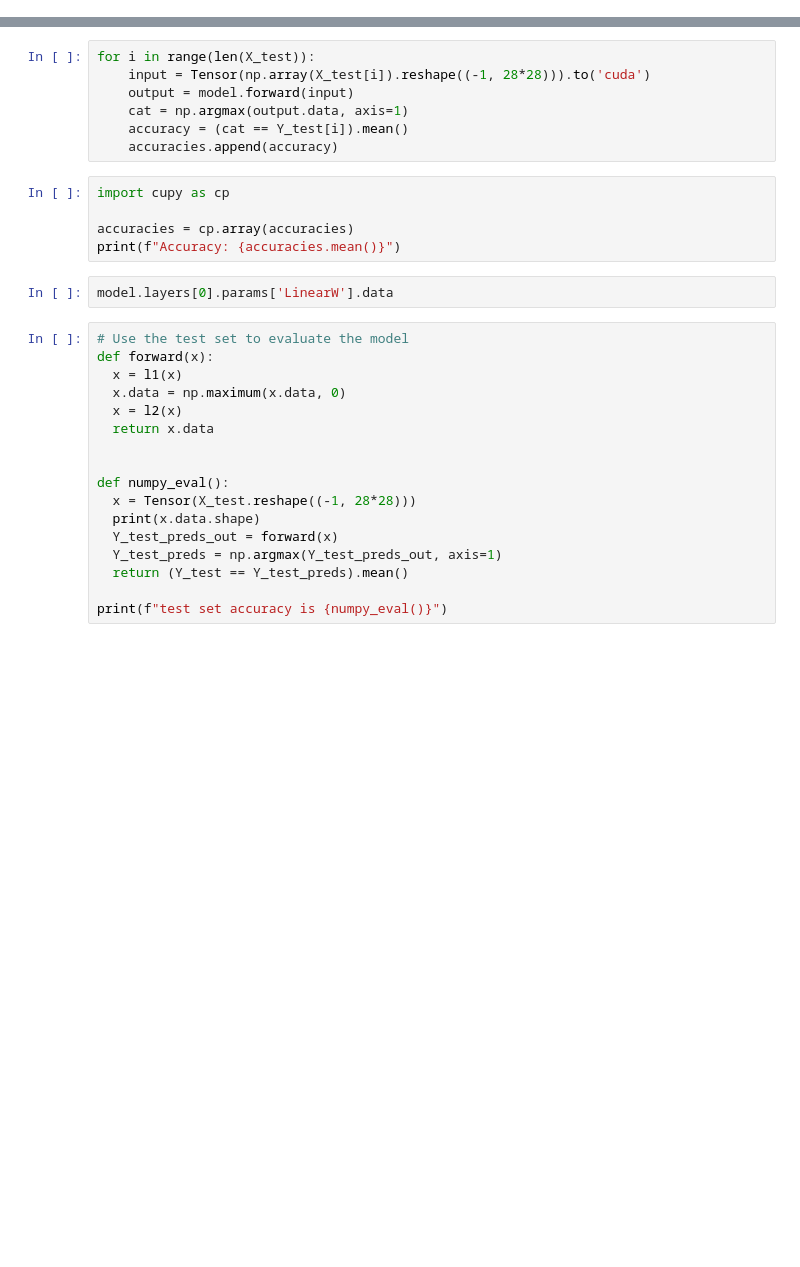
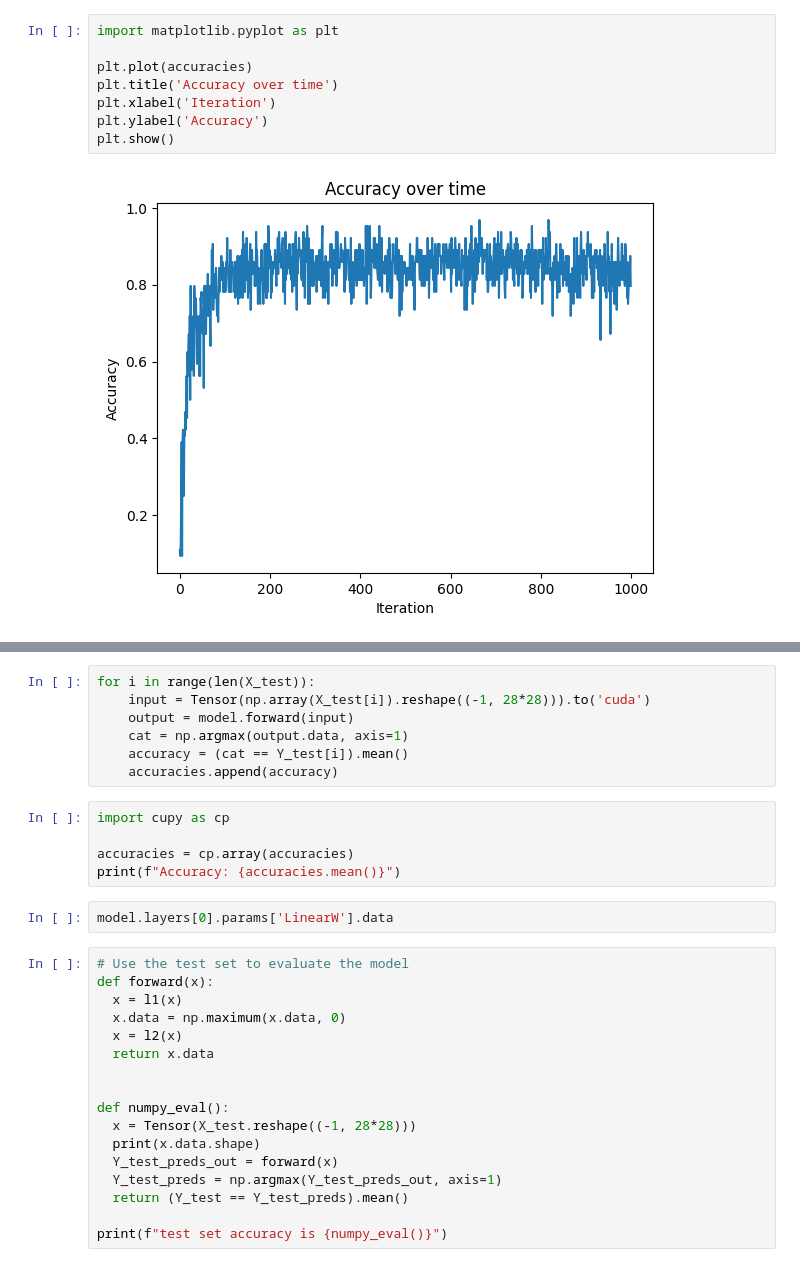
Before and after one commit to minhalvp/deepdive, a Jupyter notebook: usage.ipynb, the cells around one changed output, grey strips where cells are left out. Saved outputs shown, nothing was run; the diff lists cells and outputs as text; blank space fills up the shorter version.

```diff
--- a/usage.ipynb
+++ b/usage.ipynb
@@ -52,0 +60,10 @@ for i in (t := trange(1000)):
+# %%
+import matplotlib.pyplot as plt
+
+plt.plot(accuracies)
+plt.title('Accuracy over time')
+plt.xlabel('Iteration')
+plt.ylabel('Accuracy')
+plt.show()
+# %% [output]
+[figure, added]
```
Also changed, not shown: parts of 6 cells of this notebook, 2 other files.
